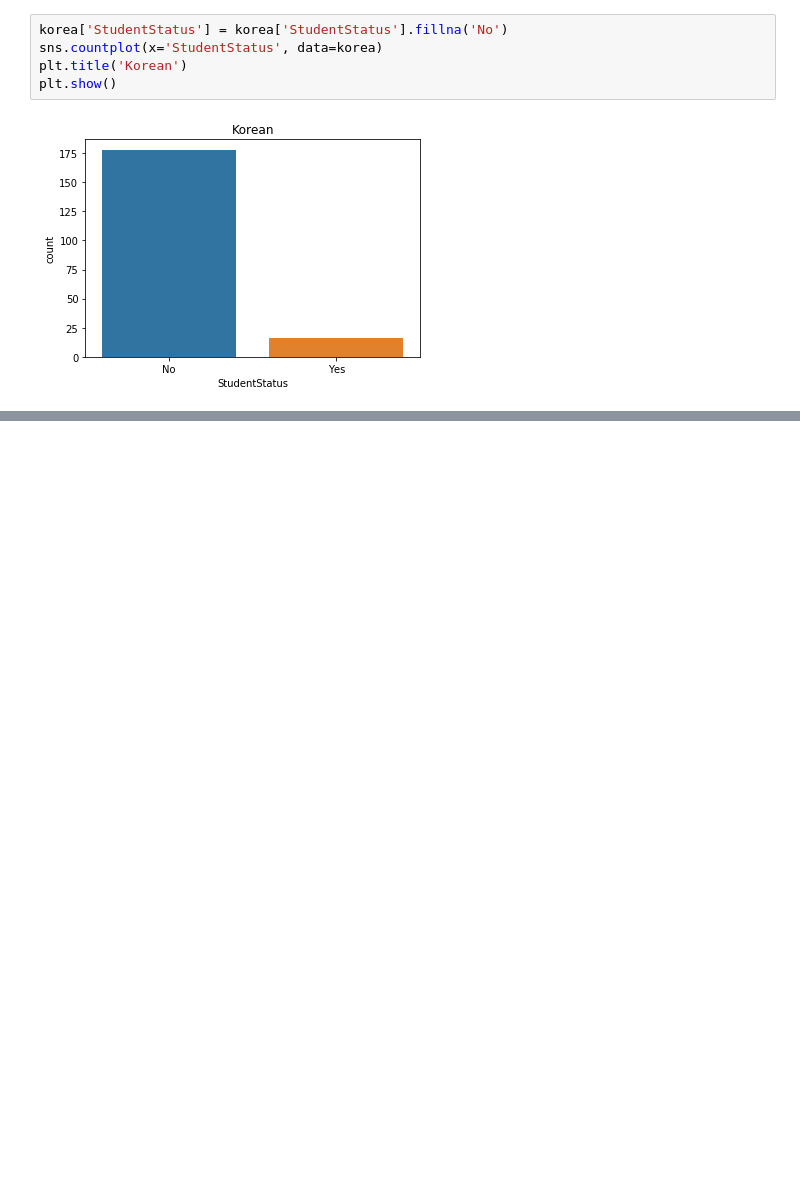
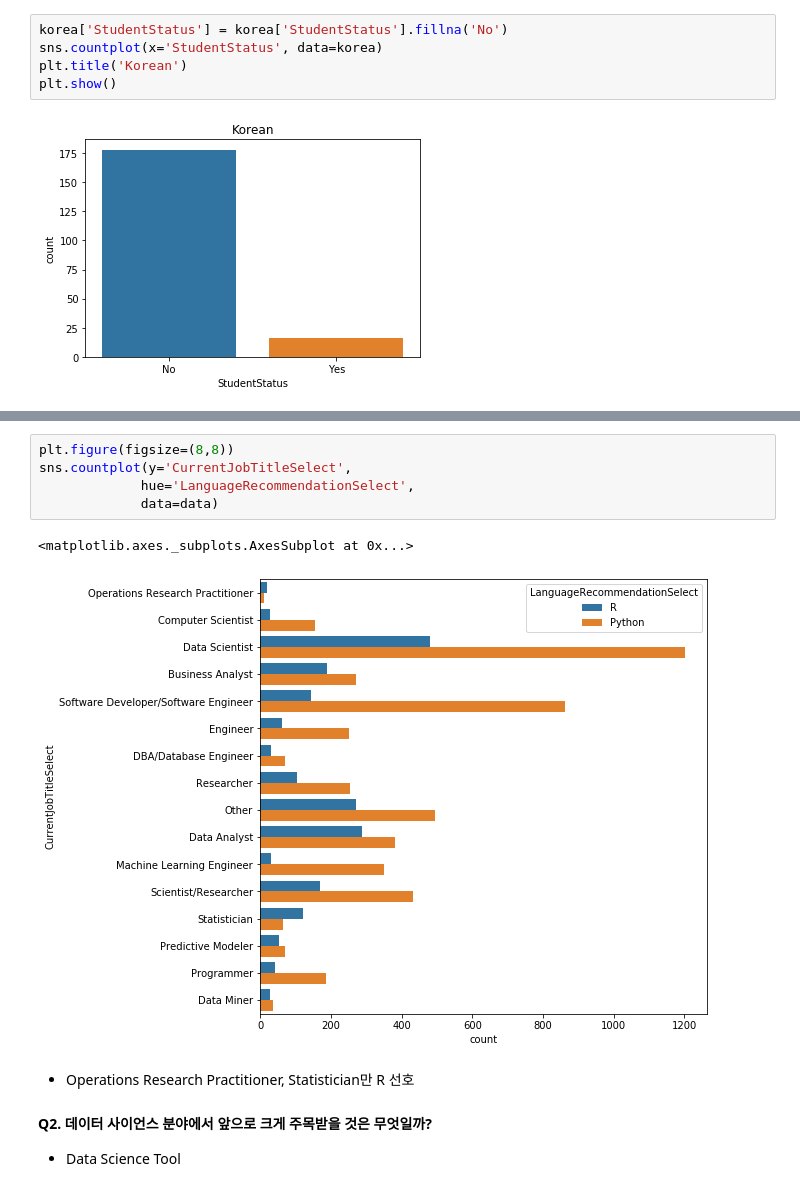
Before and after one commit to sangm1n/KaggleTranscription, a Jupyter notebook: ML-DS-survey/Kaggle_survey.ipynb, the cells around one changed output, grey strips where cells are left out. Drawn from its saved outputs; the diff is of its cells as text; blank space fills up the shorter version.

```diff
--- a/ML-DS-survey/Kaggle_survey.ipynb
+++ b/ML-DS-survey/Kaggle_survey.ipynb
@@ -263,0 +292,13 @@ plt.show()
+# %%
+plt.figure(figsize=(8,8))
+sns.countplot(y='CurrentJobTitleSelect',
+             hue='LanguageRecommendationSelect',
+             data=data)
+# %% [output]
+<matplotlib.axes._subplots.AxesSubplot at 0x...>
+[figure, added]
+# %% [markdown]
+ - Operations Research Practitioner, Statistician만 R 선호
+
+#### Q2. 데이터 사이언스 분야에서 앞으로 크게 주목받을 것은 무엇일까?
+ - Data Science Tool
```
Also changed, not shown: parts of 45 cells of this notebook.
